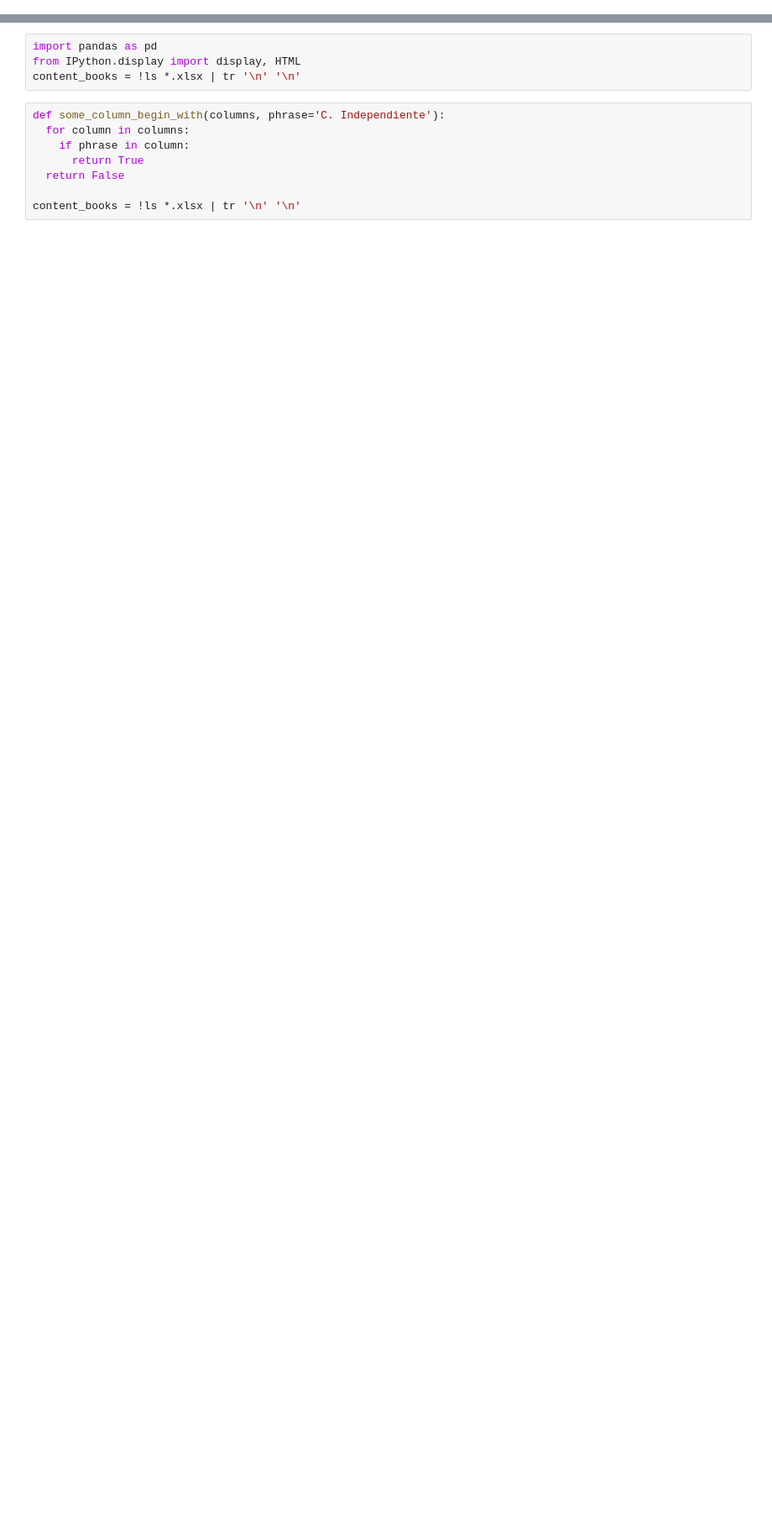
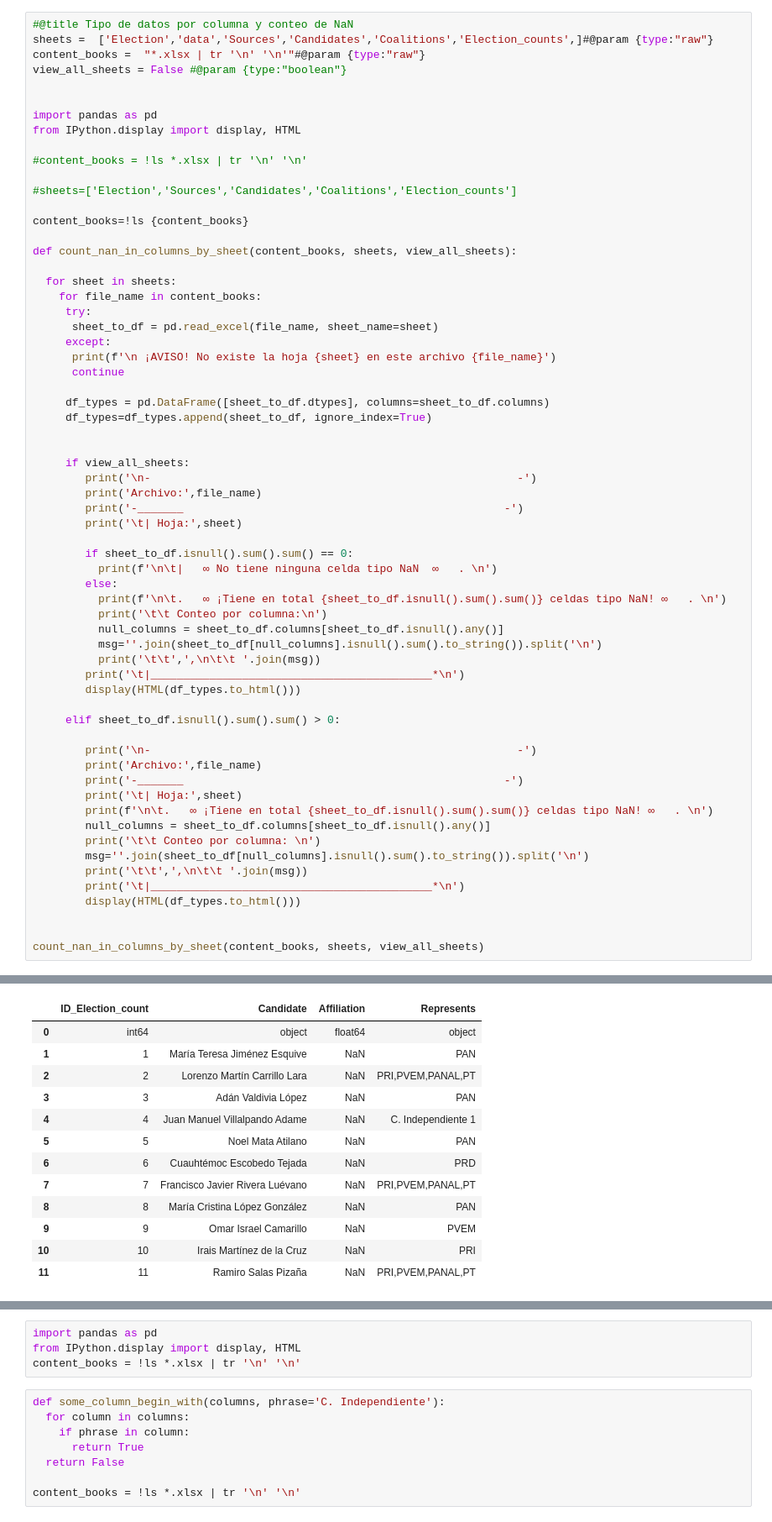
Before and after one commit to Maluxita/notebooks_dataframes, a Jupyter notebook: evaluate_and_adjust_analysis_and_computations_[V_1_2_4].ipynb, the cells around one changed output, grey strips where cells are left out. Shown: that part at 84% size. Saved outputs shown, nothing was run; the diff lists cells and outputs as text; blank space fills up the shorter version.

```diff
--- a/evaluate_and_adjust_analysis_and_computations_[V_1_2_4].ipynb
+++ b/evaluate_and_adjust_analysis_and_computations_[V_1_2_4].ipynb
@@ -93,0 +9,64 @@ estado-de-mexico_municipios_2015.xlsx
+# %%
+#@title Tipo de datos por columna y conteo de NaN
+sheets =  ['Election','data','Sources','Candidates','Coalitions','Election_counts',]#@param {type:"raw"}
+content_books =  "*.xlsx | tr '\n' '\n'"#@param {type:"raw"}
+view_all_sheets = False #@param {type:"boolean"}
+
+
+import pandas as pd
+from IPython.display import display, HTML
+
+#content_books = !ls *.xlsx | tr '\n' '\n'
+
+#sheets=['Election','Sources','Candidates','Coalitions','Election_counts']
+
+content_books=!ls {content_books}
+
+def count_nan_in_columns_by_sheet(content_books, sheets, view_all_sheets):
+
+  for sheet in sheets:
+    for file_name in content_books:
+     try:
+      sheet_to_df = pd.read_excel(file_name, sheet_name=sheet)
+     except:
+      print(f'\n ¡AVISO! No existe la hoja {sheet} en este archivo {file_name}')
+      continue
+
+     df_types = pd.DataFrame([sheet_to_df.dtypes], columns=sheet_to_df.columns)
+     df_types=df_types.append(sheet_to_df, ignore_index=True)
+
+
+     if view_all_sheets:
+        print('\n-                                                        -')
+        print('Archivo:',file_name)
+        print('-_______                                                 -')
+        print('\t| Hoja:',sheet)
+
+        if sheet_to_df.isnull().sum().sum() == 0:
+          print(f'\n\t|   ∞ No tiene ninguna celda tipo NaN  ∞   . \n')
+        else:
+          print(f'\n\t.   ∞ ¡Tiene en total {sheet_to_df.isnull().sum().sum()} celdas tipo NaN! ∞   . \n')
+          print('\t\t Conteo por columna:\n')
+          null_columns = sheet_to_df.columns[sheet_to_df.isnull().any()]
+          msg=''.join(sheet_to_df[null_columns].isnull().sum().to_string()).split('\n')
+          print('\t\t',',\n\t\t '.join(msg))
+        print('\t|___________________________________________*\n')
+        display(HTML(df_types.to_html()))
+
+     elif sheet_to_df.isnull().sum().sum() > 0:
+
+        print('\n-                                                        -')
+        print('Archivo:',file_name)
+        print('-_______                                                 -')
+        print('\t| Hoja:',sheet)
+        print(f'\n\t.   ∞ ¡Tiene en total {sheet_to_df.isnull().sum().sum()} celdas tipo NaN! ∞   . \n')
+        null_columns = sheet_to_df.columns[sheet_to_df.isnull().any()]
+        print('\t\t Conteo por columna: \n')
+        msg=''.join(sheet_to_df[null_columns].isnull().sum().to_string()).split('\n')
+        print('\t\t',',\n\t\t '.join(msg))
+        print('\t|___________________________________________*\n')
+        display(HTML(df_types.to_html()))
+
+
+count_nan_in_columns_by_sheet(content_books, sheets, view_all_sheets)
+# %% [output]
@@ -93,0 +138,13 @@ estado-de-mexico_municipios_2015.xlsx
+|  | ID_Election_count | Candidate | Affiliation | Represents |
+| 0 | int64 | object | float64 | object |
+| 1 | 1 | María Teresa Jiménez Esquive | NaN | PAN |
+| 2 | 2 | Lorenzo Martín Carrillo Lara | NaN | PRI,PVEM,PANAL,PT |
+| 3 | 3 | Adán Valdivia López | NaN | PAN |
+| 4 | 4 | Juan Manuel Villalpando Adame | NaN | C. Independiente 1 |
+| 5 | 5 | Noel Mata Atilano | NaN | PAN |
+| 6 | 6 | Cuauhtémoc Escobedo Tejada | NaN | PRD |
+| 7 | 7 | Francisco Javier Rivera Luévano | NaN | PRI,PVEM,PANAL,PT |
+| 8 | 8 | María Cristina López González | NaN | PAN |
+| 9 | 9 | Omar Israel Camarillo | NaN | PVEM |
+| 10 | 10 | Irais Martínez de la Cruz | NaN | PRI |
+| 11 | 11 | Ramiro Salas Pizaña | NaN | PRI,PVEM,PANAL,PT |
```
Also changed, not shown: parts of 8 cells of this notebook.
